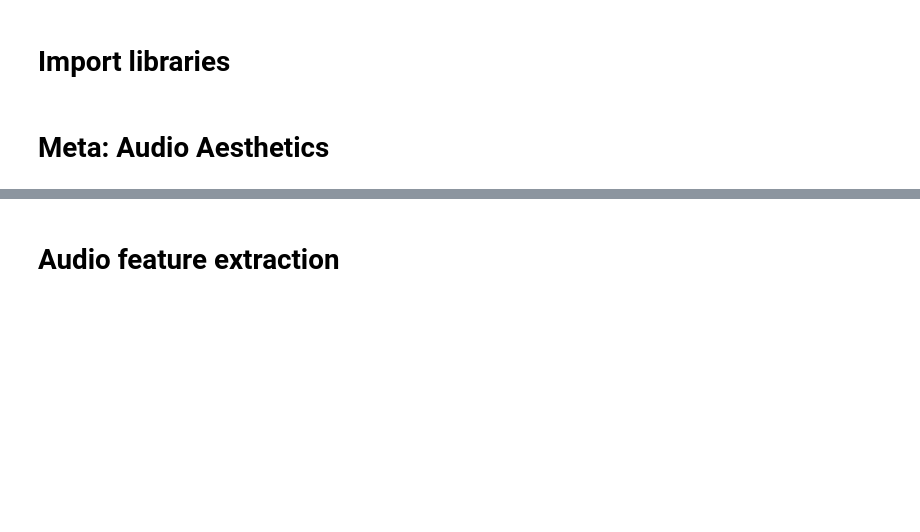
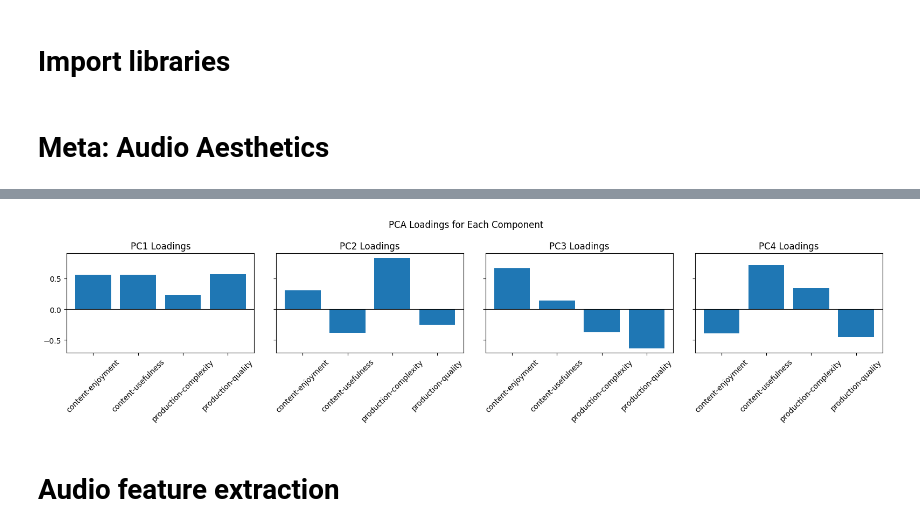
Before and after one commit to mmarcantoinee/audio-aesthetics, a Jupyter notebook: script.ipynb, the cells around one changed output, grey strips where cells are left out. Cells and saved outputs as stored; diff of their text form; code cells hidden in the pictures; blank space fills up the shorter version.

```diff
--- a/script.ipynb
+++ b/script.ipynb
@@ -86,0 +162,17 @@ if __name__ == "__main__":
+# %%
+import matplotlib.pyplot as plt
+
+# Plot loadings as bar charts for each PC
+fig, axes = plt.subplots(1, 4, figsize=(16, 4), sharey=True)
+
+for i, pc in enumerate(loadings.columns):
+    axes[i].bar(loadings.index, loadings[pc])
+    axes[i].set_title(f'{pc} Loadings')
+    axes[i].axhline(0, color='black', linewidth=0.8)
+    axes[i].tick_params(axis='x', rotation=45)
+
+fig.suptitle('PCA Loadings for Each Component')
+plt.tight_layout()
+plt.show()
+# %% [output]
+[figure, added]
```
Also changed, not shown: parts of 27 cells of this notebook, 6 other files.
